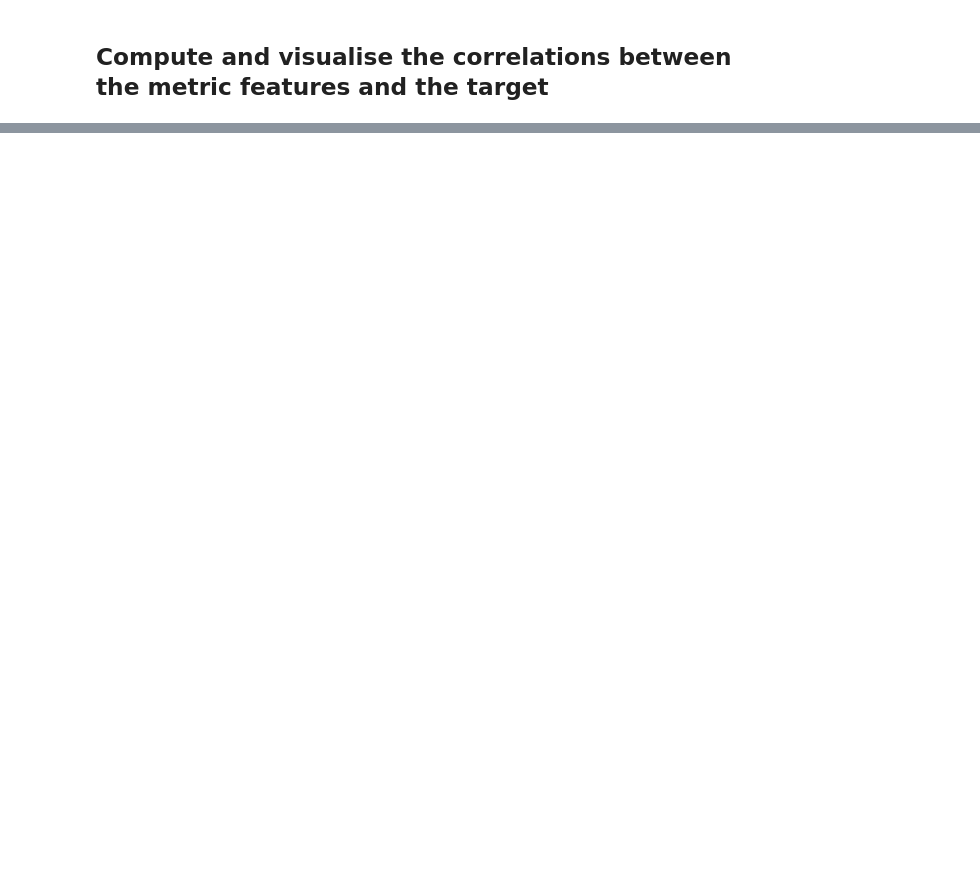
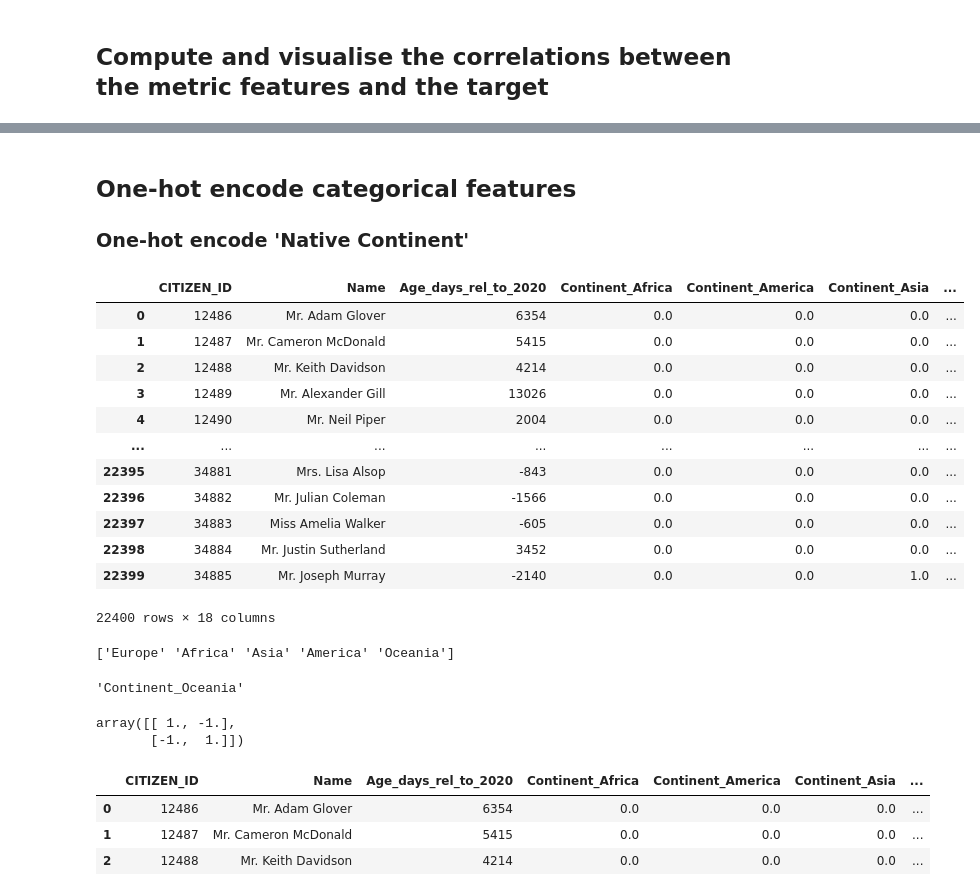
Before and after one commit to ph1001/Group-Project-Machine-Learning-Group-50, a Jupyter notebook: Group50_ML202021_Predictive_Notebook.ipynb, the cells around one changed output, grey strips where cells are left out. Drawn from its saved outputs; the diff is of its cells as text; code cells hidden in the pictures; blank space fills up the shorter version.

```diff
--- a/Group50_ML202021_Predictive_Notebook.ipynb
+++ b/Group50_ML202021_Predictive_Notebook.ipynb
@@ -219,0 +250,73 @@ plt.show()
+# %% [markdown]
+## One-hot encode categorical features
+### One-hot encode 'Native Continent'
+# %%
+# Define a function that replaces a column by a set of columns
+def replace_col(df, col_name, new_cols):
+    df_copy = df.copy()
+    col_index = df_copy.columns.get_loc(col_name)
+    df_copy = df_copy.drop(columns=col_name)
+    for col in range(new_cols.shape[1]):
+        df_copy.insert(loc=col_index+col, column=list(new_cols)[col], value=new_cols.iloc[:,col])
+    return df_copy
+# %%
+# Define a function that one-hot encodes a column
+def one_hot_encode(df, col_name, prefix):
+
+    df_copy = df.copy()
+
+    # Compute dummy matrix
+    y = pd.get_dummies(df_copy[col_name], prefix=prefix, dtype=float)
+
+    if False:
+        # Keeping all five variables would lead to one column being explained by the other 4 columns. Show this:
+        a=y.iloc[:,0]+y.iloc[:,1]+y.iloc[:,2]+y.iloc[:,3]
+        b=y.iloc[:,4]
+        print(np.corrcoef(a.values,b.values))
+
+    # Discard the last dummy column
+    y = y.drop(list(y)[y.shape[1]-1], axis=1)
+
+    # Use 'replace_col'
+    df_copy = replace_col(df_copy, col_name, y)
+
+    # Return the result
+    return df_copy
+# %%
+train_99 = one_hot_encode(train_2, 'Native Continent', 'Continent')
+# %%
+train_99
+# %% [output]
+|  | CITIZEN_ID | Name | Age_days_rel_to_2020 | Continent_Africa | Continent_America | Continent_Asia | ... |
+| 0 | 12486 | Mr. Adam Glover | 6354 | 0.0 | 0.0 | 0.0 | ... |
+| 1 | 12487 | Mr. Cameron McDonald | 5415 | 0.0 | 0.0 | 0.0 | ... |
+| 2 | 12488 | Mr. Keith Davidson | 4214 | 0.0 | 0.0 | 0.0 | ... |
+| 3 | 12489 | Mr. Alexander Gill | 13026 | 0.0 | 0.0 | 0.0 | ... |
+| 4 | 12490 | Mr. Neil Piper | 2004 | 0.0 | 0.0 | 0.0 | ... |
+| ... | ... | ... | ... | ... | ... | ... | ... |
+| 22395 | 34881 | Mrs. Lisa Alsop | -843 | 0.0 | 0.0 | 0.0 | ... |
+| 22396 | 34882 | Mr. Julian Coleman | -1566 | 0.0 | 0.0 | 0.0 | ... |
+| 22397 | 34883 | Miss Amelia Walker | -605 | 0.0 | 0.0 | 0.0 | ... |
+| 22398 | 34884 | Mr. Justin Sutherland | 3452 | 0.0 | 0.0 | 0.0 | ... |
+| 22399 | 34885 | Mr. Joseph Murray | -2140 | 0.0 | 0.0 | 1.0 | ... |
+22400 rows × 18 columns
+# %%
+# Get unique values
+print(pd.unique(train_2['Native Continent']))
+
+# Compute dummy matrix
+y = pd.get_dummies(train_2['Native Continent'], prefix='Continent', dtype=float)
+# %% [output]
+['Europe' 'Africa' 'Asia' 'America' 'Oceania']
+# %%
+list(y)[y.shape[1]-1]
+# %% [output]
+'Continent_Oceania'
+# %%
+# Keeping all five variables would lead to one column being explained by the other 4 columns. Show this:
+a=y.iloc[:,0]+y.iloc[:,1]+y.iloc[:,2]+y.iloc[:,3]
+b=y.iloc[:,4]
+np.corrcoef(a.values,b.values)
+# %% [output]
+array([[ 1., -1.],
+       [-1.,  1.]])
@@ -219,0 +340,7 @@ plt.show()
+# %%
+train_3.head(3)
+# %% [output]
+|  | CITIZEN_ID | Name | Age_days_rel_to_2020 | Continent_Africa | Continent_America | Continent_Asia | ... |
+| 0 | 12486 | Mr. Adam Glover | 6354 | 0.0 | 0.0 | 0.0 | ... |
+| 1 | 12487 | Mr. Cameron McDonald | 5415 | 0.0 | 0.0 | 0.0 | ... |
+| 2 | 12488 | Mr. Keith Davidson | 4214 | 0.0 | 0.0 | 0.0 | ... |
```
Also changed, not shown: parts of 11 cells of this notebook.
